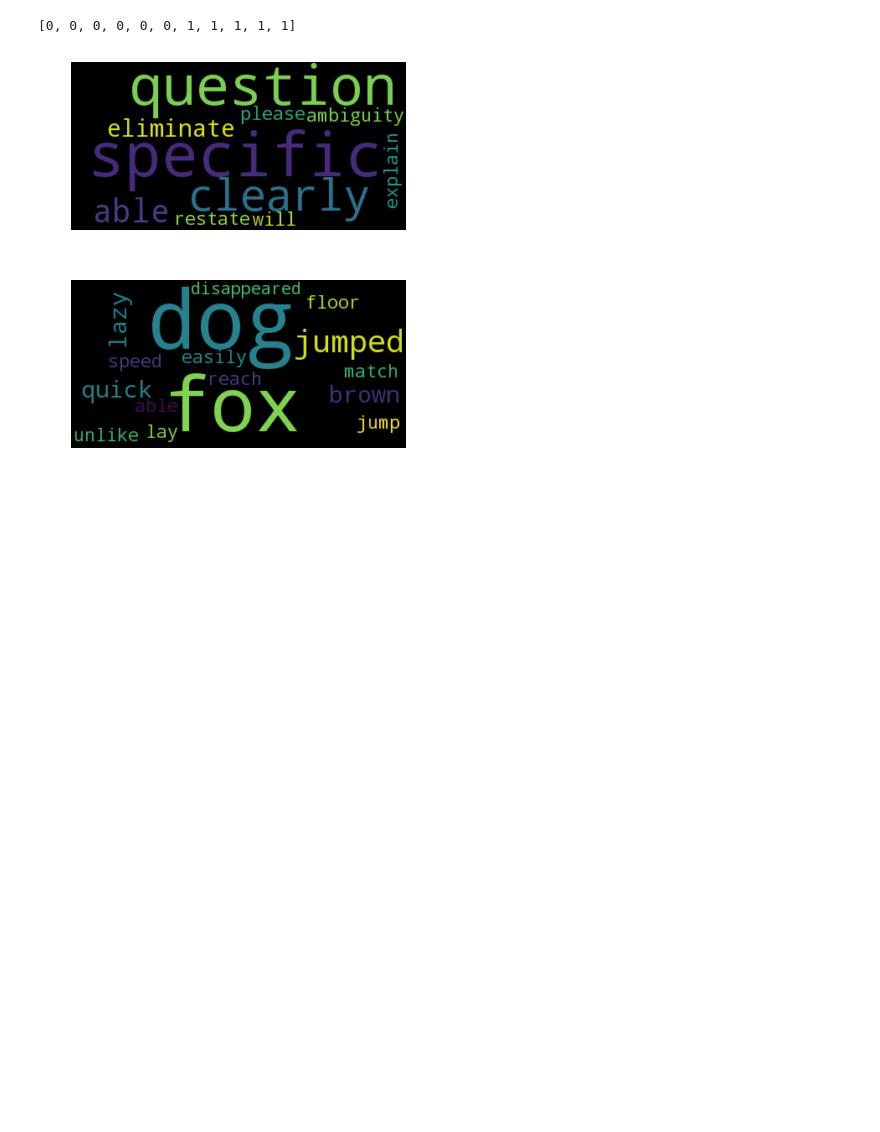
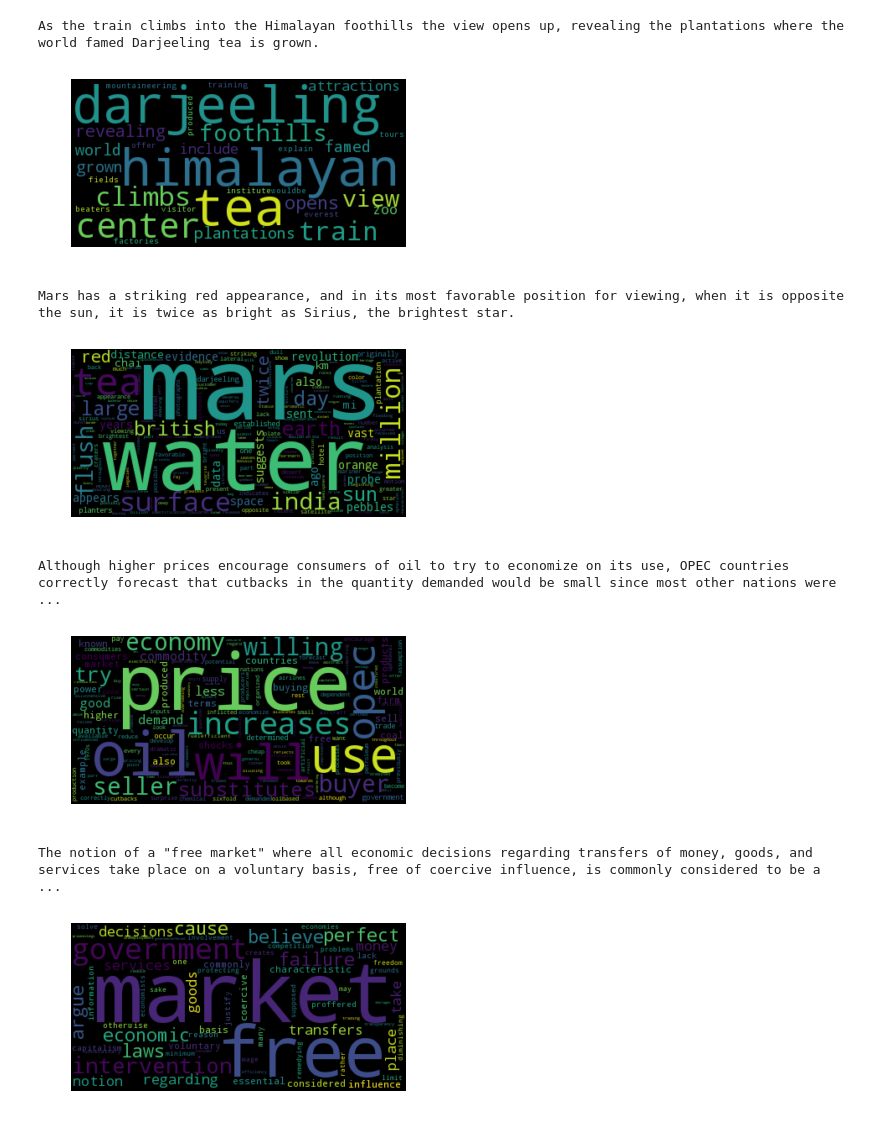
Before and after one commit to BelowzeroA/ComposeUniversity, a Jupyter notebook: DA.ipynb, the cells around one changed output. Drawn from its saved outputs; the diff is of its cells as text; code cells hidden in the pictures; blank space fills up the shorter version.

```diff
--- a/DA.ipynb
+++ b/DA.ipynb
@@ -10,0 +29,13 @@ model = gensim.models.KeyedVectors.load_word2vec_format('./GoogleNews-vectors-ne
+# %%
+#!/usr/bin/env python
+# -*- coding: utf-8 -*-
+from summarization import Summarizer
+
+summarizer = Summarizer("sample4")
+sums = summarizer.summarize_all()
+
+files = summarizer.files
+print(files)
+
+for sum in sums:
+    print(sum, len(sum))
@@ -10,0 +48,12 @@ model = gensim.models.KeyedVectors.load_word2vec_format('./GoogleNews-vectors-ne
+# %%
+corpus = []
+d = dict()
+
+i = 0
+for sum in sums:
+    for x in sum:
+        corpus.append(x)
+        d[x] = i
+        i+=1
+
+len(corpus)
@@ -63,12 +104,0 @@ array([[ 0.04987444, -0.06780134,  0.04781669, ..., -0.10934884,
-# %%
-NUM_CLUSTERS = 2
-
-#def mydist(x, y):
-#    return model.wmdistance(x, y)
-
-kclusterer = KMeansClusterer(NUM_CLUSTERS, distance=cosine_distance, repeats=10)
-assigned_clusters = kclusterer.cluster(data, assign_clusters=True)
-
-assigned_clusters
-# %% [output]
-[0, 0, 0, 0, 0, 0, 1, 1, 1, 1, 1]
@@ -75,26 +108,39 @@ assigned_clusters
 # %%
+NUM_CLUSTERS = 4
+
+kclusterer = KMeansClusterer(NUM_CLUSTERS, distance=euclidean_distance, repeats=25) #euclidean_distance #cosine_distance
+assigned_clusters = kclusterer.cluster(data, assign_clusters=True)
+#print(assigned_clusters)
+
 import re
+from collections import Counter
 for j in range(NUM_CLUSTERS):
     cluster = [corpus[i] for i in range(len(corpus)) if assigned_clusters[i]==j]
 
     text = []
     for i in range(len(cluster)):
         sentense = str(cluster[i]).lower().split(" ")
         for word in sentense:
             text.append(re.sub(r'[^\w\s]','',str(word)))
-
+    cnt = Counter(text)
     f = open("cluster_"+str(j)+".txt", 'w')
     for item in text:
         f.write("%s\n" % item)
     f.close()
+
+    text = open("cluster_"+str(j)+".txt").read()
+    wordcloud = WordCloud().generate(text)
+
+    plt.imshow(wordcloud, interpolation='bilinear')
+    plt.axis("off")
+    print(cluster[0])
+    plt.show()
+# %% [output]
+As the train climbs into the Himalayan foothills the view opens up, revealing the plantations where the world famed Darjeeling tea is grown.
+[figure, added]
+Mars has a striking red appearance, and in its most favorable position for viewing, when it is opposite the sun, it is twice as bright as Sirius, the brightest star.
+[figure, added]
+Although higher prices encourage consumers of oil to try to economize on its use, OPEC countries correctly forecast that cutbacks in the quantity demanded would be small since most other nations were  ...
+[figure, added]
+The notion of a "free market" where all economic decisions regarding transfers of money, goods, and services take place on a voluntary basis, free of coercive influence, is commonly considered to be a ...
+[figure, added]
-# %%
-for j in range(NUM_CLUSTERS):
-    text = open("cluster_"+str(j)+".txt").read()
-    wordcloud = WordCloud().generate(text)
-
-    plt.imshow(wordcloud, interpolation='bilinear')
-    plt.axis("off")
-    plt.show()
-# %% [output]
-[figure, removed]
-[figure, removed]
```
Also changed, not shown: parts of 9 cells of this notebook.
